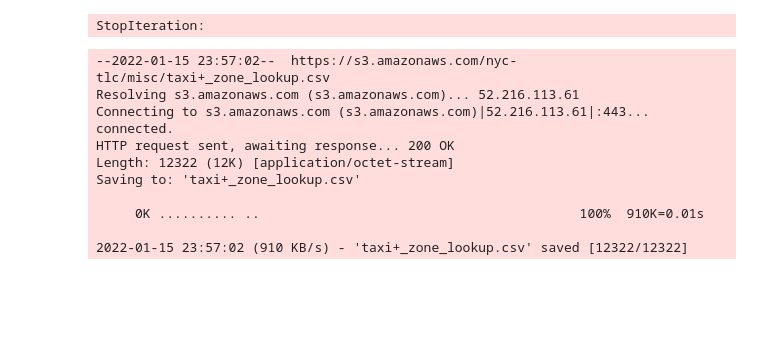
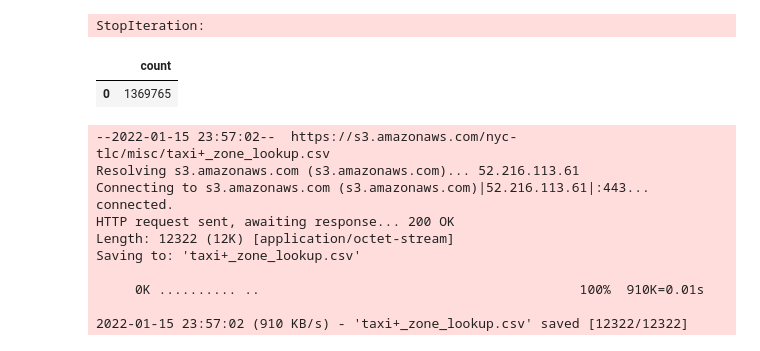
Before and after one commit to Haebuk/data-engineering-zoomcamp, a Jupyter notebook: week_1_basics_n_setup/2_docker_sql/upload-data.ipynb, the cells around one changed output. Cells and saved outputs as stored; diff of their text form; code cells hidden in the pictures; blank space fills up the shorter version.

```diff
--- a/week_1_basics_n_setup/2_docker_sql/upload-data.ipynb
+++ b/week_1_basics_n_setup/2_docker_sql/upload-data.ipynb
@@ -136,6 +136,11 @@ inserted another chunk, took 23.864 second
 inserted another chunk, took 14.750 second
 inserted another chunk, took 8.956 second
 StopIteration:
+# %%
+pd.read_sql(sql='select count(1) from yellow_taxi_data', con=engine)
+# %% [output]
+|  | count |
+| 0 | 1369765 |
 # %%
 !wget https://s3.amazonaws.com/nyc-tlc/misc/taxi+_zone_lookup.csv
 # %% [output]
```
